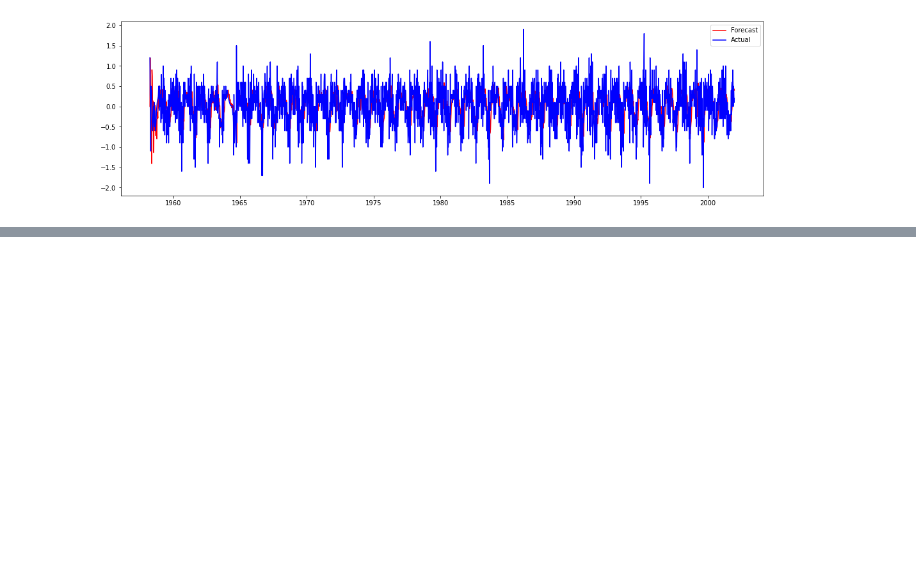
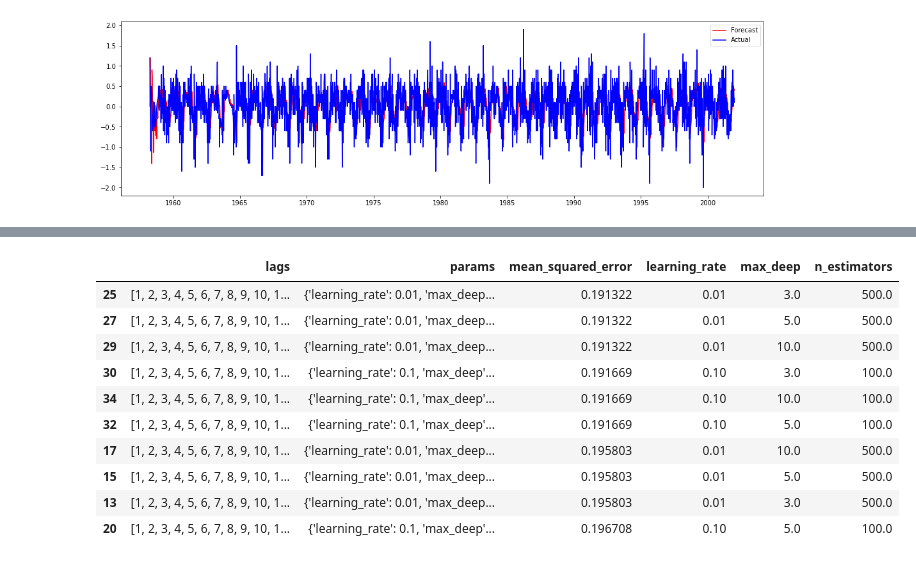
Before and after one commit to ThierrryScotto/Time-Series-Forecasting-Atmospheric-CO2, a Jupyter notebook: Time_Series_Forecasting_Atmospheric_CO2.ipynb, the cells around one changed output, grey strips where cells are left out. Drawn from its saved outputs; the diff is of its cells as text; code cells hidden in the pictures; blank space fills up the shorter version.

```diff
--- a/Time_Series_Forecasting_Atmospheric_CO2.ipynb
+++ b/Time_Series_Forecasting_Atmospheric_CO2.ipynb
@@ -616,0 +698,24 @@ plt.show()
+# %%
+# Regressor hyperparameters
+param_grid = {
+    'n_estimators': [100, 500],
+    'max_deep': [3, 5, 10],
+    'learning_rate': [0.01, 0.1]
+}
+
+# Lags used as predictors
+lags_grid = [24, 48, 72, [1, 2, 3, 23, 24, 25, 71, 72, 73]]
+
+results_grid = grid_search_forecaster(
+        forecaster         = forecaster,
+        y                  = data_total, # Train and validation data
+        param_grid         = param_grid,
+        lags_grid          = lags_grid,
+        steps              = 36,
+        refit              = False,
+        metric             = 'mean_squared_error',
+        initial_train_size = int(len(data_train)), # Model is trained with trainign data
+        fixed_train_size   = False,
+        return_best        = True,
+        verbose            = False
+        )
@@ -616,0 +736,14 @@ plt.show()
+# %%
+results_grid.head(10)
+# %% [output]
+|  | lags | params | mean_squared_error | learning_rate | max_deep | n_estimators |
+| 25 | [1, 2, 3, 4, 5, 6, 7, 8, 9, 10, 1... | {'learning_rate': 0.01, 'max_deep... | 0.191322 | 0.01 | 3.0 | 500.0 |
+| 27 | [1, 2, 3, 4, 5, 6, 7, 8, 9, 10, 1... | {'learning_rate': 0.01, 'max_deep... | 0.191322 | 0.01 | 5.0 | 500.0 |
+| 29 | [1, 2, 3, 4, 5, 6, 7, 8, 9, 10, 1... | {'learning_rate': 0.01, 'max_deep... | 0.191322 | 0.01 | 10.0 | 500.0 |
+| 30 | [1, 2, 3, 4, 5, 6, 7, 8, 9, 10, 1... | {'learning_rate': 0.1, 'max_deep'... | 0.191669 | 0.10 | 3.0 | 100.0 |
+| 34 | [1, 2, 3, 4, 5, 6, 7, 8, 9, 10, 1... | {'learning_rate': 0.1, 'max_deep'... | 0.191669 | 0.10 | 10.0 | 100.0 |
+| 32 | [1, 2, 3, 4, 5, 6, 7, 8, 9, 10, 1... | {'learning_rate': 0.1, 'max_deep'... | 0.191669 | 0.10 | 5.0 | 100.0 |
+| 17 | [1, 2, 3, 4, 5, 6, 7, 8, 9, 10, 1... | {'learning_rate': 0.01, 'max_deep... | 0.195803 | 0.01 | 10.0 | 500.0 |
+| 15 | [1, 2, 3, 4, 5, 6, 7, 8, 9, 10, 1... | {'learning_rate': 0.01, 'max_deep... | 0.195803 | 0.01 | 5.0 | 500.0 |
+| 13 | [1, 2, 3, 4, 5, 6, 7, 8, 9, 10, 1... | {'learning_rate': 0.01, 'max_deep... | 0.195803 | 0.01 | 3.0 | 500.0 |
+| 20 | [1, 2, 3, 4, 5, 6, 7, 8, 9, 10, 1... | {'learning_rate': 0.1, 'max_deep'... | 0.196708 | 0.10 | 5.0 | 100.0 |
```
Also changed, not shown: parts of 40 cells of this notebook.
